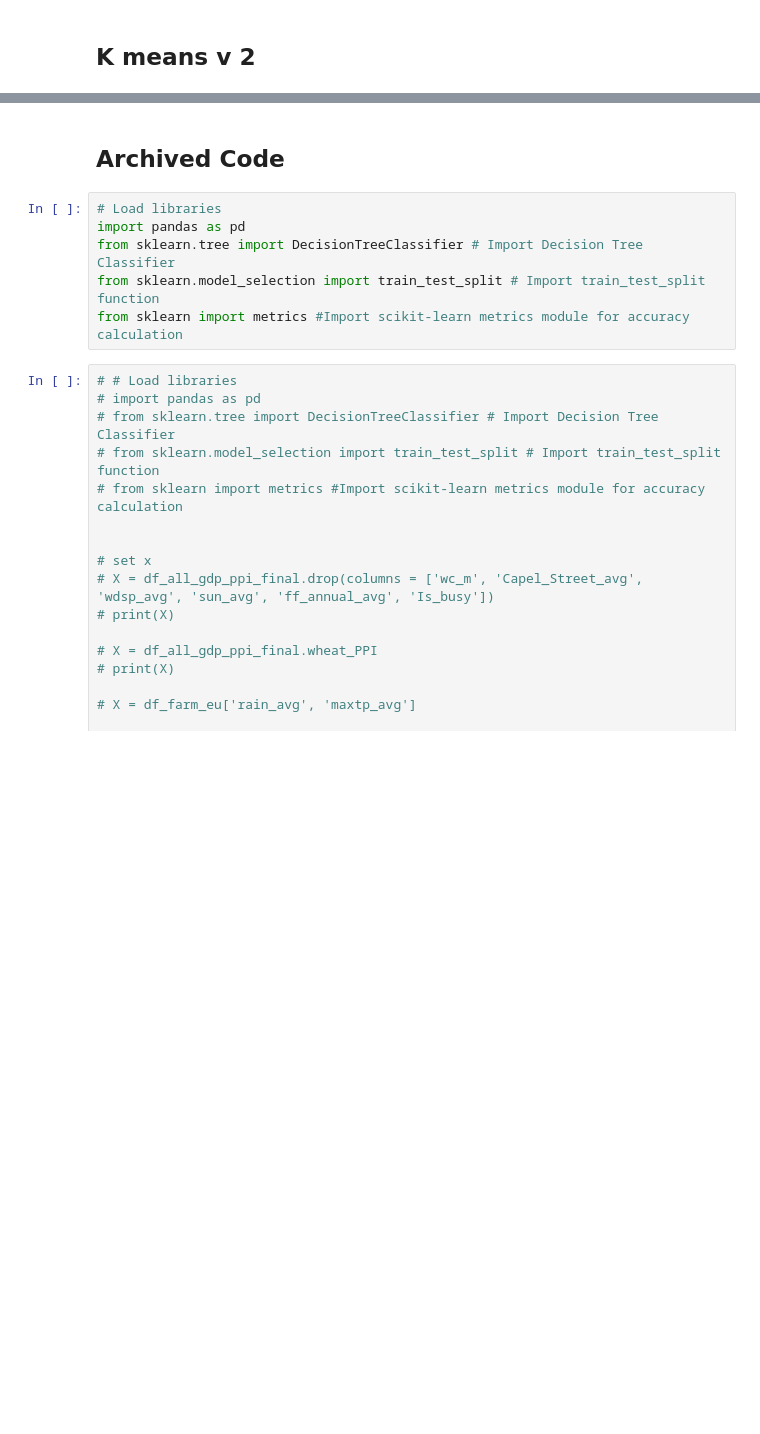
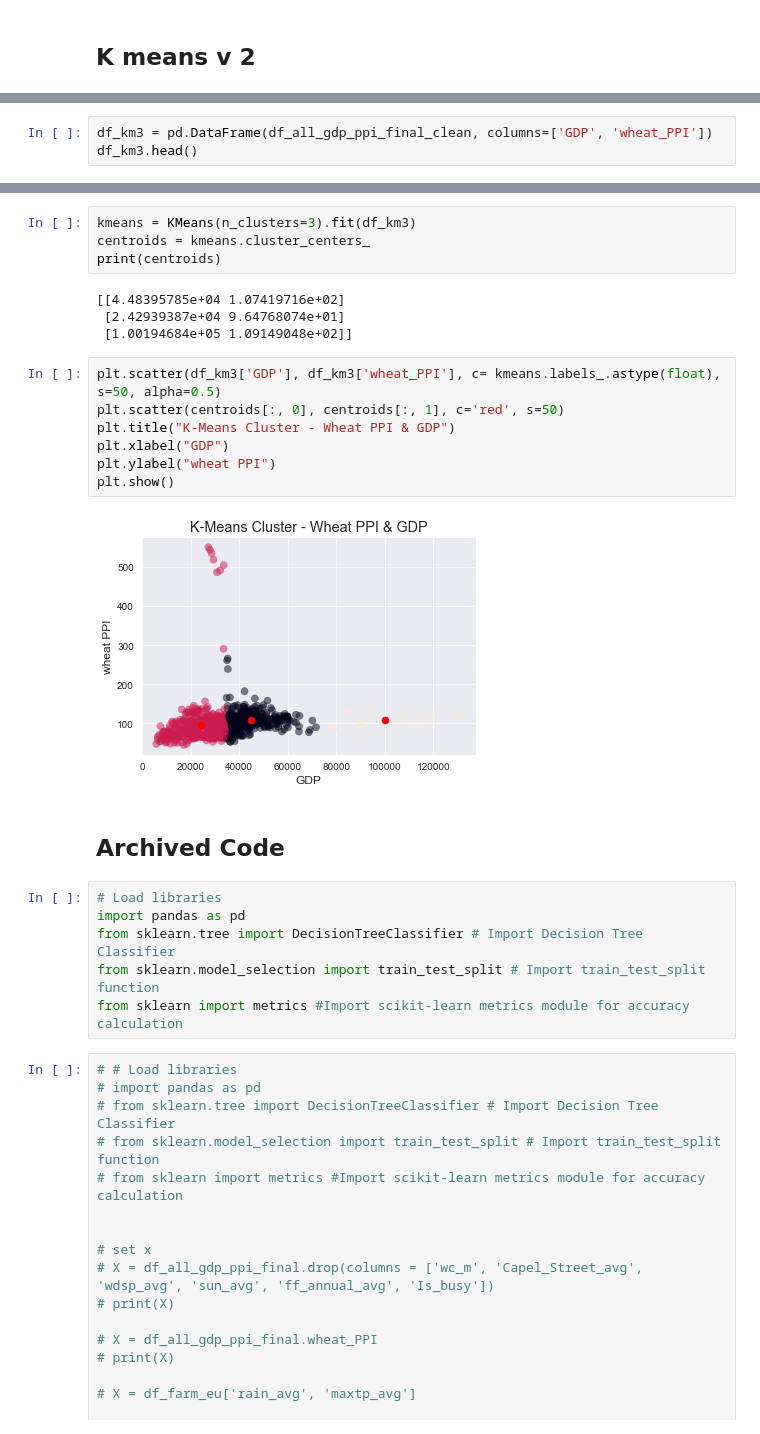
Before and after one commit to sba22218/MSc_GitHub_CA2, a Jupyter notebook: MM_Data_Explore_and_viz_postprocessed-Copy1.ipynb, the cells around one changed output, grey strips where cells are left out. Cells and saved outputs as stored; diff of their text form; blank space fills up the shorter version.

Commit message:
finished k-means

```diff
--- a/MM_Data_Explore_and_viz_postprocessed-Copy1.ipynb
+++ b/MM_Data_Explore_and_viz_postprocessed-Copy1.ipynb
@@ -1799,0 +1858,3 @@ AttributeError: 'tuple' object has no attribute 'sample'
+# %%
+df_km3 = pd.DataFrame(df_all_gdp_ppi_final_clean, columns=['GDP', 'wheat_PPI'])
+df_km3.head()
@@ -1800,3 +1868,20 @@ AttributeError: 'tuple' object has no attribute 'sample'
+# %%
+kmeans = KMeans(n_clusters=3).fit(df_km3)
+centroids = kmeans.cluster_centers_
+print(centroids)
+# %% [output]
+[[4.48395785e+04 1.07419716e+02]
+ [2.42939387e+04 9.64768074e+01]
+ [1.00194684e+05 1.09149048e+02]]
+# %%
+plt.scatter(df_km3['GDP'], df_km3['wheat_PPI'], c= kmeans.labels_.astype(float), s=50, alpha=0.5)
+plt.scatter(centroids[:, 0], centroids[:, 1], c='red', s=50)
+plt.title("K-Means Cluster - Wheat PPI & GDP")
+plt.xlabel("GDP")
+plt.ylabel("wheat PPI")
+plt.show()
+# %% [output]
+[figure, added]
 # %% [markdown]
 ## Archived Code
 # %%
```
Also changed, not shown: parts of 66 cells of this notebook, 1 other file.
